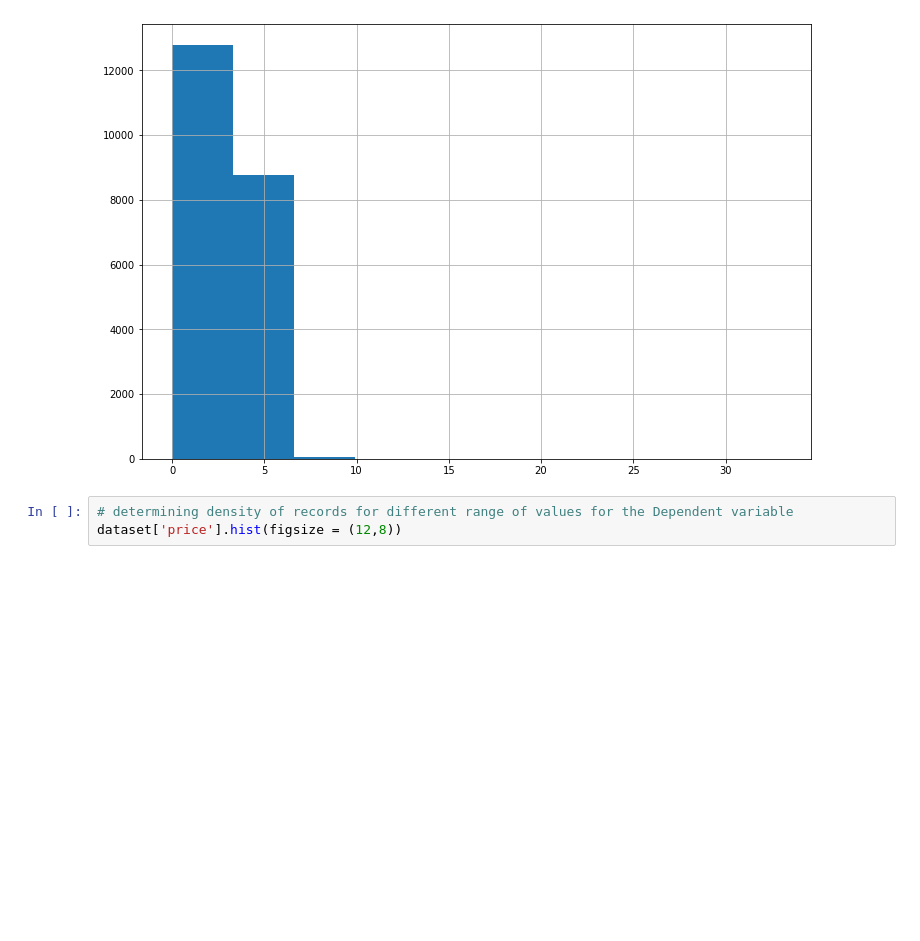
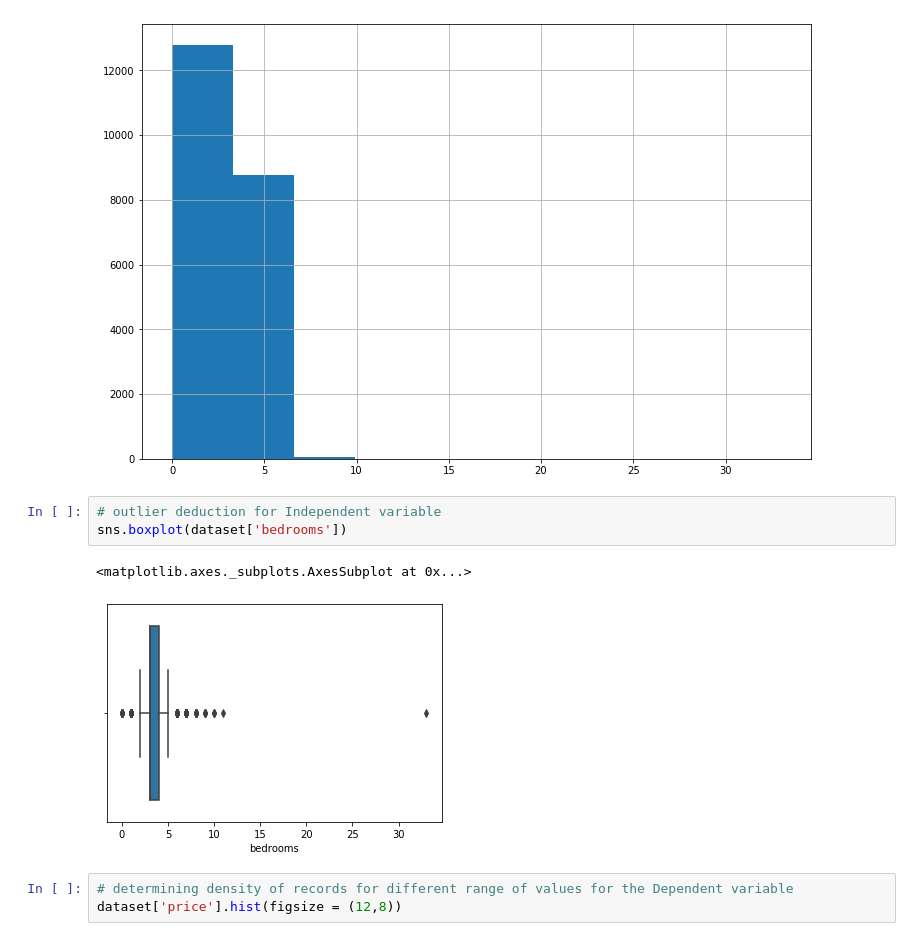
Before and after one commit to hamisicodes/LetsUpgrade-AI-ML, a Jupyter notebook: Day21/model-2.ipynb, the cells around one changed output. Cells and saved outputs as stored; diff of their text form; blank space fills up the shorter version.

```diff
--- a/Day21/model-2.ipynb
+++ b/Day21/model-2.ipynb
@@ -33,6 +33,12 @@ dataset['bedrooms'].hist(figsize = (12,8))
 # %% [output]
 <matplotlib.axes._subplots.AxesSubplot at 0x...>
 [figure]
+# %%
+# outlier deduction for Independent variable
+sns.boxplot(dataset['bedrooms'])
+# %% [output]
+<matplotlib.axes._subplots.AxesSubplot at 0x...>
+[figure, added]
 # %%
 # determining density of records for different range of values for the Dependent variable
 dataset['price'].hist(figsize = (12,8))
```
Also changed, not shown: parts of 26 cells of this notebook, 1 other file.
